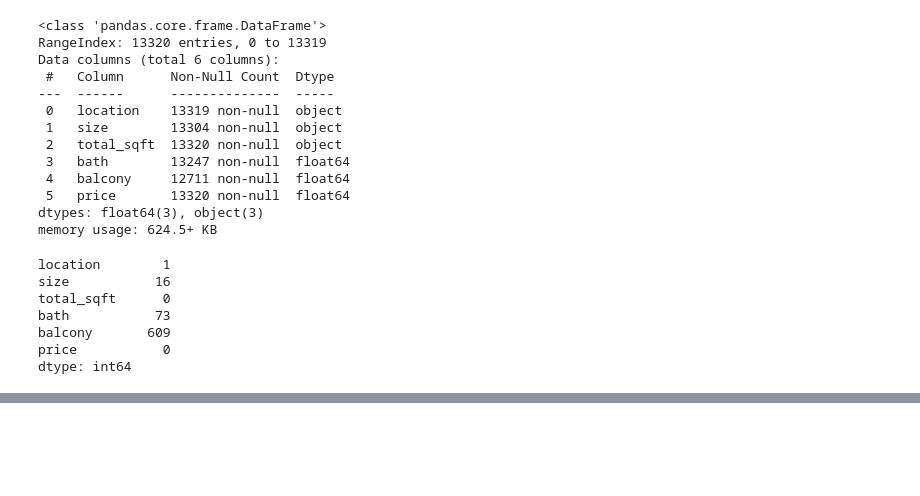
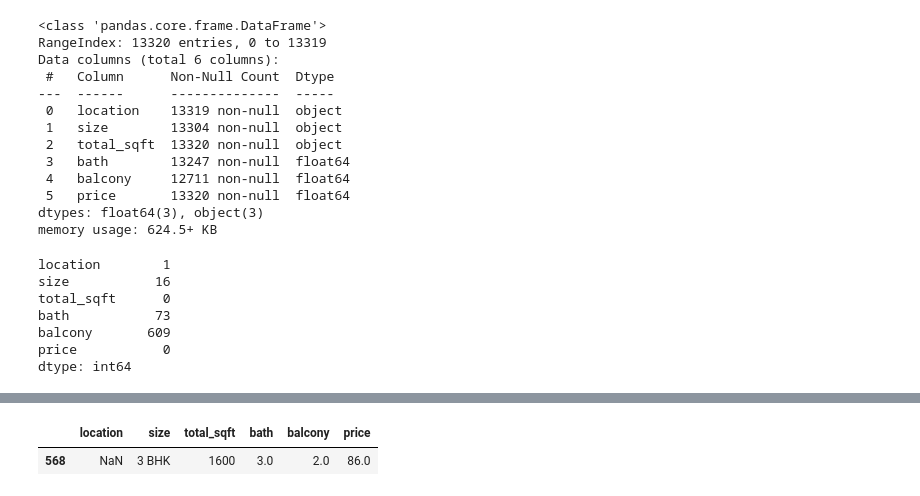
Before and after one commit to Pritush09/Real-Estate-Price-Prediction-Project, a Jupyter notebook: House Prediction Model.ipynb, the cells around one changed output, grey strips where cells are left out. Saved outputs shown, nothing was run; the diff lists cells and outputs as text; code cells hidden in the pictures; blank space fills up the shorter version.

```diff
--- a/House Prediction Model.ipynb
+++ b/House Prediction Model.ipynb
@@ -67,0 +92,5 @@ dtype: int64
+# %%
+df2[df2['location'].isnull()]
+# %% [output]
+|  | location | size | total_sqft | bath | balcony | price |
+| 568 | NaN | 3 BHK | 1600 | 3.0 | 2.0 | 86.0 |
```
Also changed, not shown: parts of 13 cells of this notebook.
